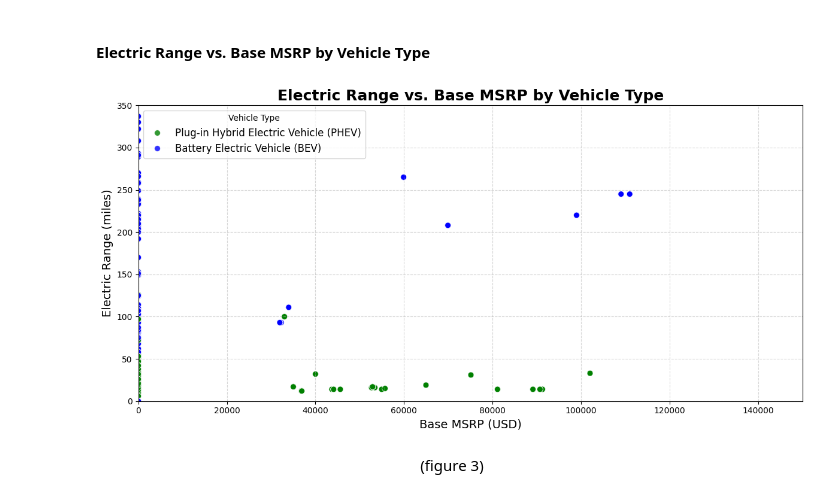
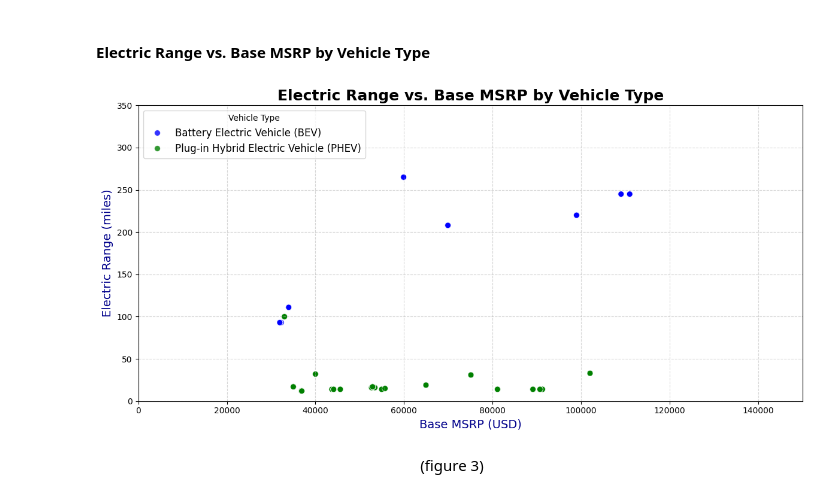
Before and after one commit to cecilia-lin/EV_Project, a Jupyter notebook: EDACheckpoint_Group092-FA24.ipynb, the cells around one changed output. Cells and saved outputs as stored; diff of their text form; code cells hidden in the pictures.

Commit message:
add data cp graoph

```diff
--- a/EDACheckpoint_Group092-FA24.ipynb
+++ b/EDACheckpoint_Group092-FA24.ipynb
@@ -147,6 +134,0 @@ There is 20681 rows that does not have base MSRP, so we fill them by the group m
-# %%
-ev_clean['Base MSRP'].replace(0, np.nan, inplace=True)
-ev_clean['Base MSRP'] = ev_clean.groupby('Make')['Base MSRP'].transform(lambda x: x.fillna(x.mean()))
-
-#for those make that does not have a base msrp, we fill it with the mean based on the vehicle type
-ev_clean['Base MSRP'] = ev_clean.groupby('Electric Vehicle Type')['Base MSRP'].transform(lambda x: x.fillna(x.mean()))
@@ -160 +164,3 @@ For example, when doing 'df[col].method(value, inplace=True)', try using 'df.met
+# %%
+ev_clean['Base MSRP'] = ev_clean['Base MSRP'].replace(0, np.nan)
 # %% [markdown]
@@ -162,2 +168,3 @@ We drop the missing values in the categorical variables since if we randomly ass
-# %%
-ev_clean = ev_clean.dropna(subset=['County', 'City', 'Postal Code', 'Vehicle Location'])
+# %%
+ev_clean = ev_clean.dropna()
+ev_clean.head()
@@ -305,36 +385,36 @@ This chart shows the distribution of the total number of vehicles of the two typ
 # %%
 # Scatter Plot
 plt.figure(figsize=(12, 6))
 sns.scatterplot(
-    data=ev_population,
+    data=ev_clean,
     x='Base MSRP',
     y='Electric Range',
     hue='Electric Vehicle Type',
     alpha=0.8,
     palette={'Battery Electric Vehicle (BEV)': 'blue', 'Plug-in Hybrid Electric Vehicle (PHEV)': 'green'},
     s=50  # Set marker size for better readability
 )
 
 # Limit axes to focus on relevant data
 plt.xlim(0, 150000)  # Focus on MSRP less than 150,000
 plt.ylim(0, 350)     # Electric range capped at 350 miles
 
 # Title and Labels
 plt.title('Electric Range vs. Base MSRP by Vehicle Type', fontsize=18, fontweight='bold')
-plt.xlabel('Base MSRP (USD)', fontsize=14)
-plt.ylabel('Electric Range (miles)', fontsize=14)
+plt.xlabel('Base MSRP (USD)', fontsize=14, color='darkblue')
+plt.ylabel('Electric Range (miles)', fontsize=14,color='darkblue')
 plt.legend(title='Vehicle Type', fontsize=12, loc='upper left')
 plt.grid(axis='both', linestyle='--', alpha=0.5)
 
 # Improve layout
 plt.tight_layout()
 plt.show()
 
 # Interpretation:
 # This scatter plot focuses on relevant price and range data. BEVs generally have higher ranges
 # but also higher MSRPs compared to PHEVs. This supports the hypothesis that consumers prefer BEVs for their range advantage.
 # %% [output]
-[figure, old version]
+[figure, new version]
 # %% [markdown]
 <center>(figure 3)</center>
 # %% [markdown]
```
Also changed, not shown: parts of 20 cells of this notebook.
